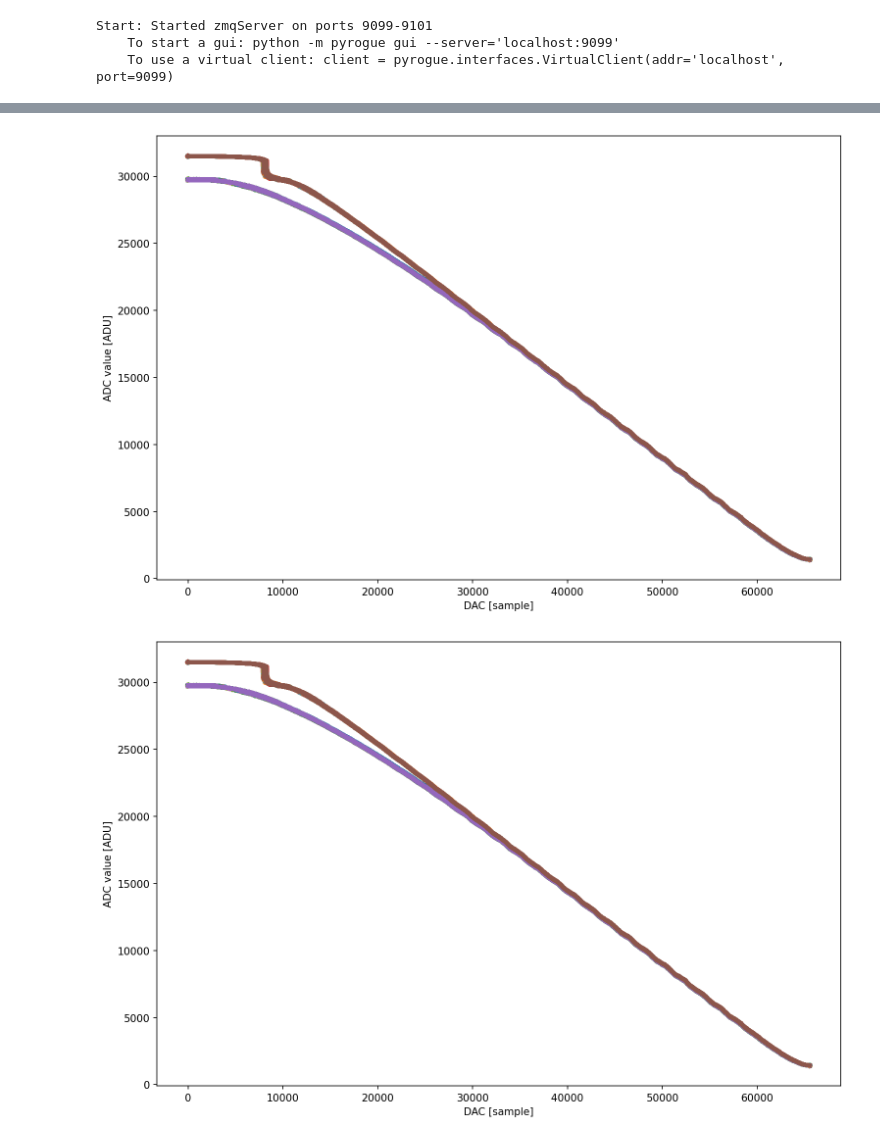
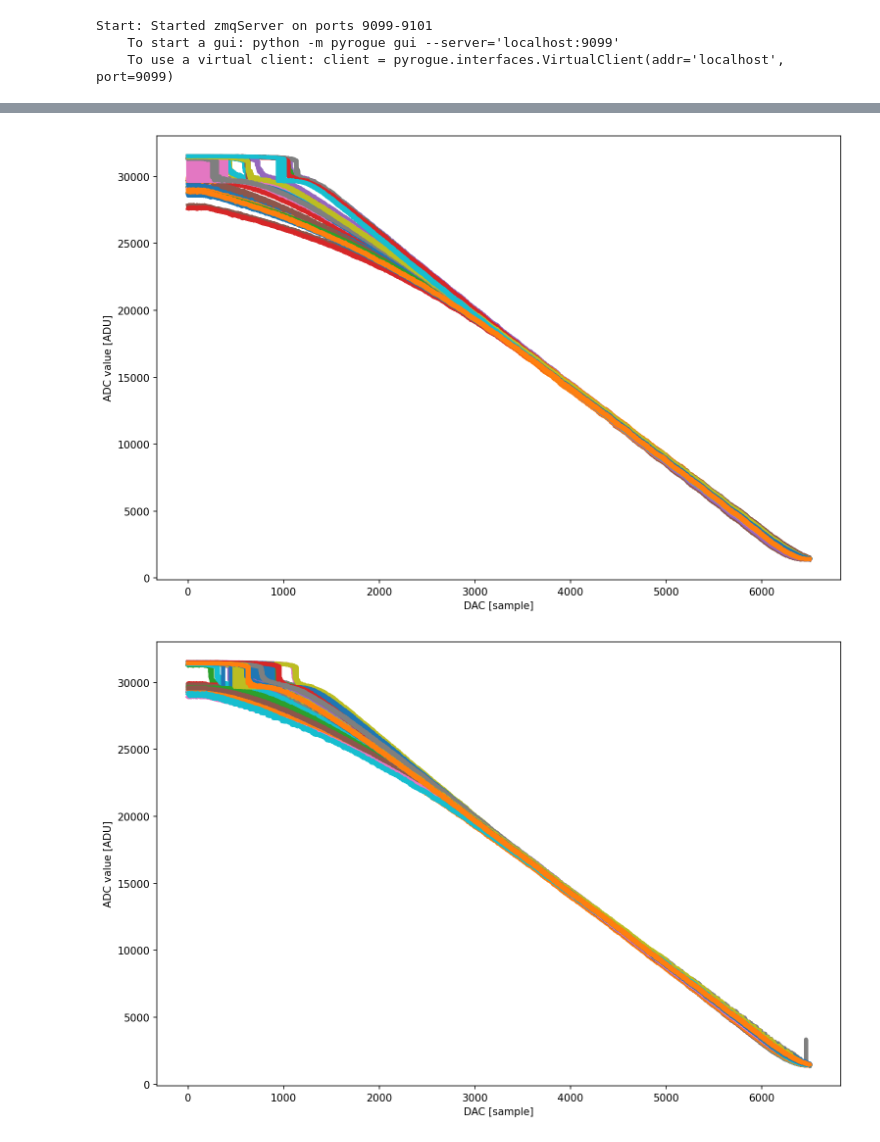
Before and after one commit to slaclab/epix-hr-single-10k, a Jupyter notebook: software/notebooks/ePix10KT_v3_rampTest.ipynb, the cells around one changed output, grey strips where cells are left out. Cells and saved outputs as stored; diff of their text form; code cells hidden in the pictures.

```diff
--- a/software/notebooks/ePix10KT_v3_rampTest.ipynb
+++ b/software/notebooks/ePix10KT_v3_rampTest.ipynb
@@ -281,18 +389,12 @@ plt.show()
-# %%
-plt.figure(1,figsize=(12,8),dpi=150)
-for column in np.arange(146):
-    plt.plot(np.linspace(0, 65535, 65535), imgDesc[0:65535,column,10], linewidth=4)
-plt.xlabel('DAC [sample]')
-plt.ylabel('ADC value [ADU]')
-plt.show()
-# %% [output]
-[figure, removed]
-# %%
-plt.figure(1,figsize=(12,8),dpi=150)
-for column in np.arange(146):
-    plt.plot(np.linspace(0, 65535, 65535), imgDesc[0:65535,column,10], linewidth=4)
-plt.xlabel('DAC [sample]')
-plt.ylabel('ADC value [ADU]')
-plt.show()
-# %% [output]
-[figure, removed]
+# %%
+if ANALYSE_C:
+    for startCol in np.arange(192,384,32):
+        plt.figure(1,figsize=(12,8),dpi=150)
+        for column in np.arange(startCol,startCol+32):
+            plt.plot(np.linspace(0, maxRange, maxRange), imgDesc[0:maxRange,10, column], linewidth=4)
+        plt.xlabel('DAC [sample]')
+        plt.ylabel('ADC value [ADU]')
+        plt.show()
+# %% [output]
+[figure, added]
+[figure, added]
```
Also changed, not shown: parts of 21 cells of this notebook, 2 other files.
